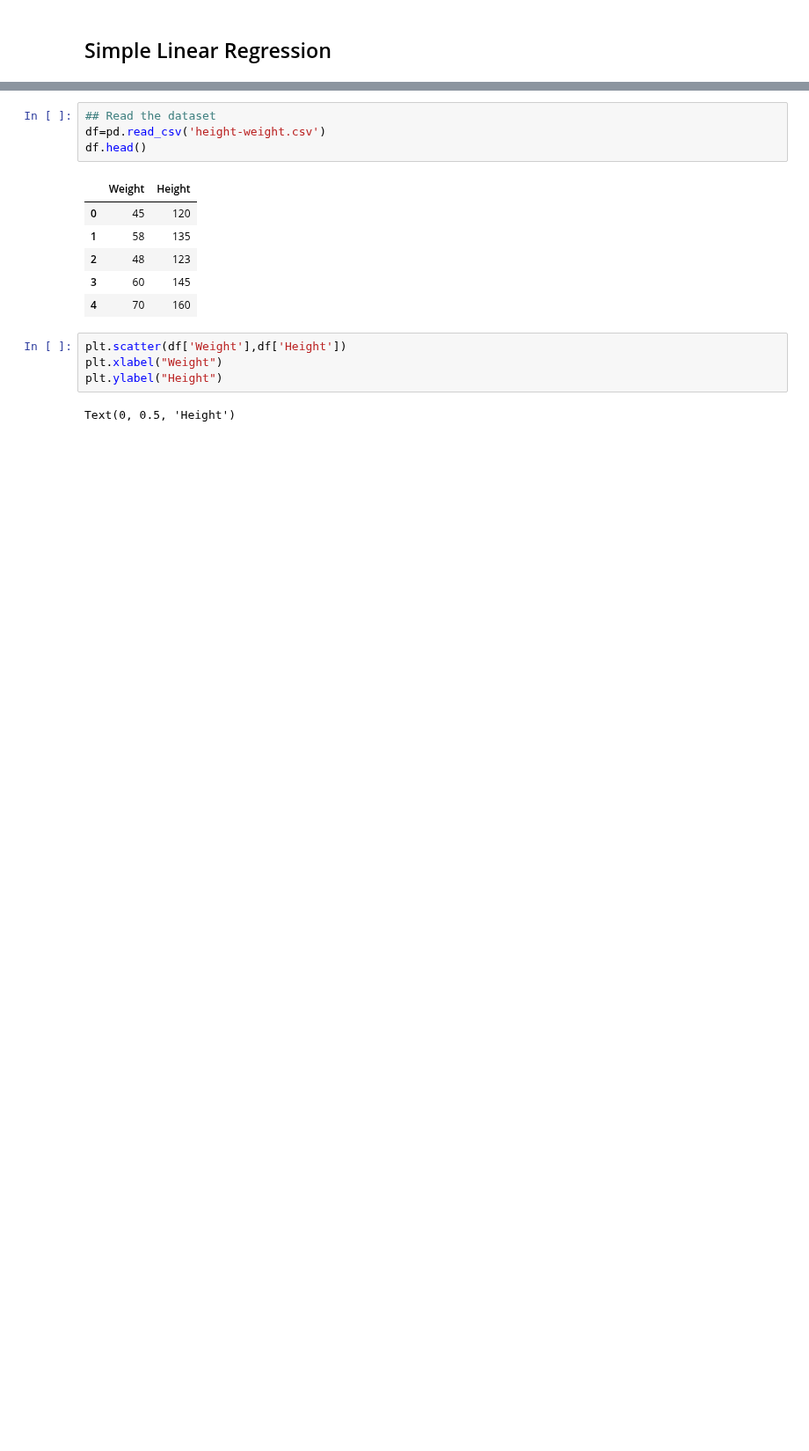
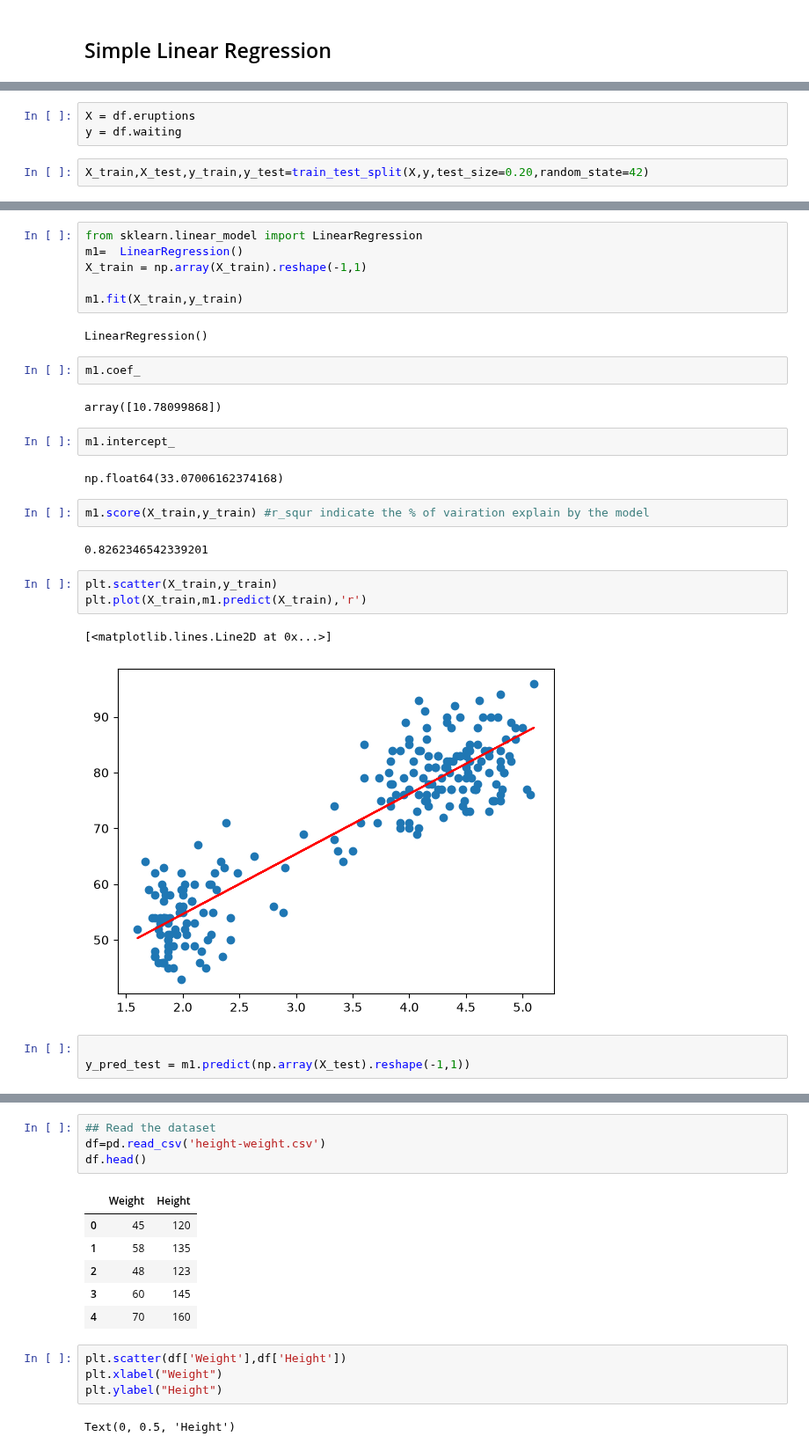
Before and after one commit to prajwal-sv/Machine-Learning, a Jupyter notebook: 13. Linear Regression/Simple Linear Regression/3.0-Simple+Linear+Regression (1).ipynb, the cells around one changed output, grey strips where cells are left out. Shown at 88% size. Cells and saved outputs as stored; diff of their text form; blank space fills up the shorter version.

```diff
--- a/13. Linear Regression/Simple Linear Regression/3.0-Simple+Linear+Regression (1).ipynb
+++ b/13. Linear Regression/Simple Linear Regression/3.0-Simple+Linear+Regression (1).ipynb
@@ -2,0 +39,5 @@
+# %%
+X = df.eruptions
+y = df.waiting
+# %%
+X_train,X_test,y_train,y_test=train_test_split(X,y,test_size=0.20,random_state=42)
@@ -2,0 +96,29 @@
+# %%
+from sklearn.linear_model import LinearRegression
+m1=  LinearRegression()
+X_train = np.array(X_train).reshape(-1,1)
+
+m1.fit(X_train,y_train)
+# %% [output]
+LinearRegression()
+# %%
+m1.coef_
+# %% [output]
+array([10.78099868])
+# %%
+m1.intercept_
+# %% [output]
+np.float64(33.07006162374168)
+# %%
+m1.score(X_train,y_train) #r_squr indicate the % of vairation explain by the model
+# %% [output]
+0.8262346542339201
+# %%
+plt.scatter(X_train,y_train)
+plt.plot(X_train,m1.predict(X_train),'r')
+# %% [output]
+[<matplotlib.lines.Line2D at 0x...>]
+[figure, added]
+# %%
+
+y_pred_test = m1.predict(np.array(X_test).reshape(-1,1))
```
Also changed, not shown: parts of 13 cells of this notebook, 1 other file.
